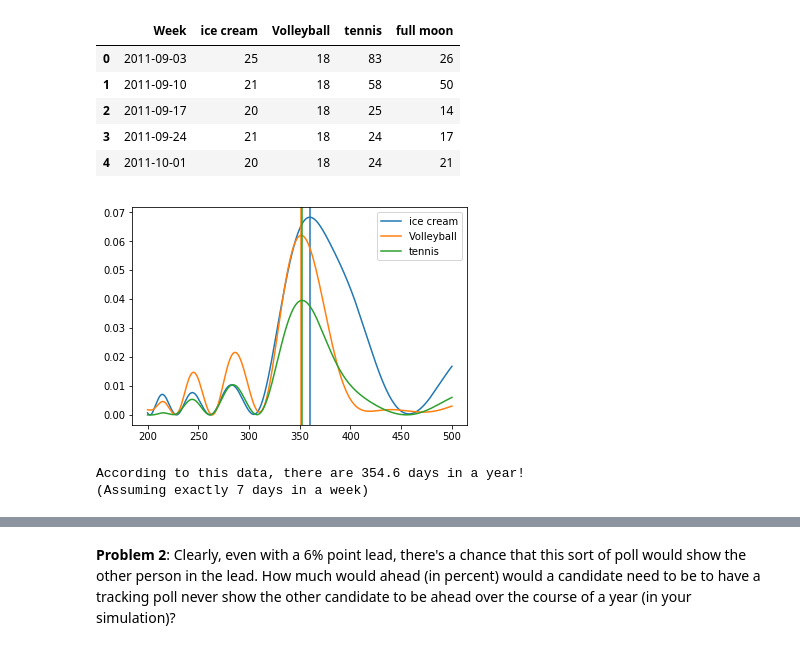
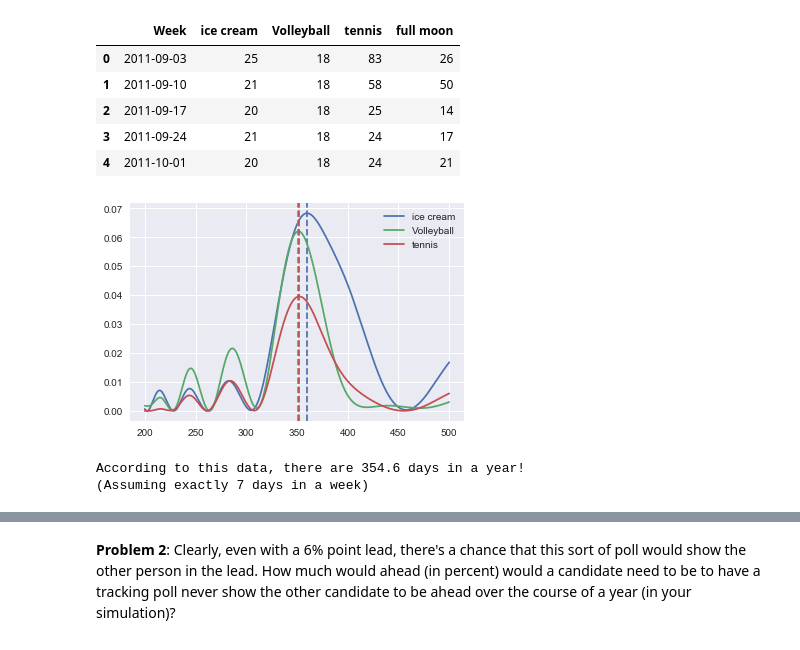
Before and after one commit to mattjaffe42/hw_py_ay250, a Jupyter notebook: hw1/jaffe_hw1.ipynb, the cells around one changed output, grey strips where cells are left out. Cells and saved outputs as stored; diff of their text form; code cells hidden in the pictures.

```diff
--- a/hw1/jaffe_hw1.ipynb
+++ b/hw1/jaffe_hw1.ipynb
@@ -482,7 +482,10 @@ Often times, people act as good sensors of the physical universe. We can use Goo
 Hint: `from scipy.signal.spectral import lombscargle` (you'll want to normalize your signal so it has a mean of zero.)
 # %%
 import pandas as pd
+import numpy as np
 from scipy.signal.spectral import lombscargle
+import seaborn as sns
+sns.set()
 
 datafile = './data/merged_data.csv'
 data_df = pd.read_csv(datafile)
@@ -497,32 +500,32 @@ data_df.head()
 # %%
 ####################################
 # Number of days in a year
 ####################################
 # get times into t
 from datetime import datetime
 import dateutil.parser as parser
 
 dates = [datetime.strptime(x, '%Y-%m-%d') for x in data_df.Week]
 days = np.array([(date - dates[0]).days for date in dates])
 
 signals = ['ice cream', 'Volleyball', 'tennis']
 
 days_in_a_year = list()
 ax = plt.gca()
 for channel in signals:
-    freqs = linspace(1/500, 1/200, 100000);
+    freqs = np.linspace(1/500, 1/200, 100000);
     pgram = lombscargle(2*np.pi*days, data_df[channel], freqs, normalize=True)
     color = next(ax._get_lines.prop_cycler)['color']
     plt.plot(1/freqs, pgram, label=channel, color=color)
     days_in_a_year.append(1/freqs[pgram.argsort()[-1]])
-    plt.axvline(x=days_in_a_year[-1], color=color)
+    plt.axvline(x=days_in_a_year[-1], color=color, linestyle='--')
 plt.legend()
 plt.show()
 
 print(f"According to this data, there are {np.mean(days_in_a_year):.1f} \
 days in a year!\n(Assuming exactly 7 days in a week)")
 # %% [output]
-[figure, old version]
+[figure, new version]
 According to this data, there are 354.6 days in a year!
 (Assuming exactly 7 days in a week)
 # %%
```
Also changed, not shown: parts of 4 cells of this notebook.
